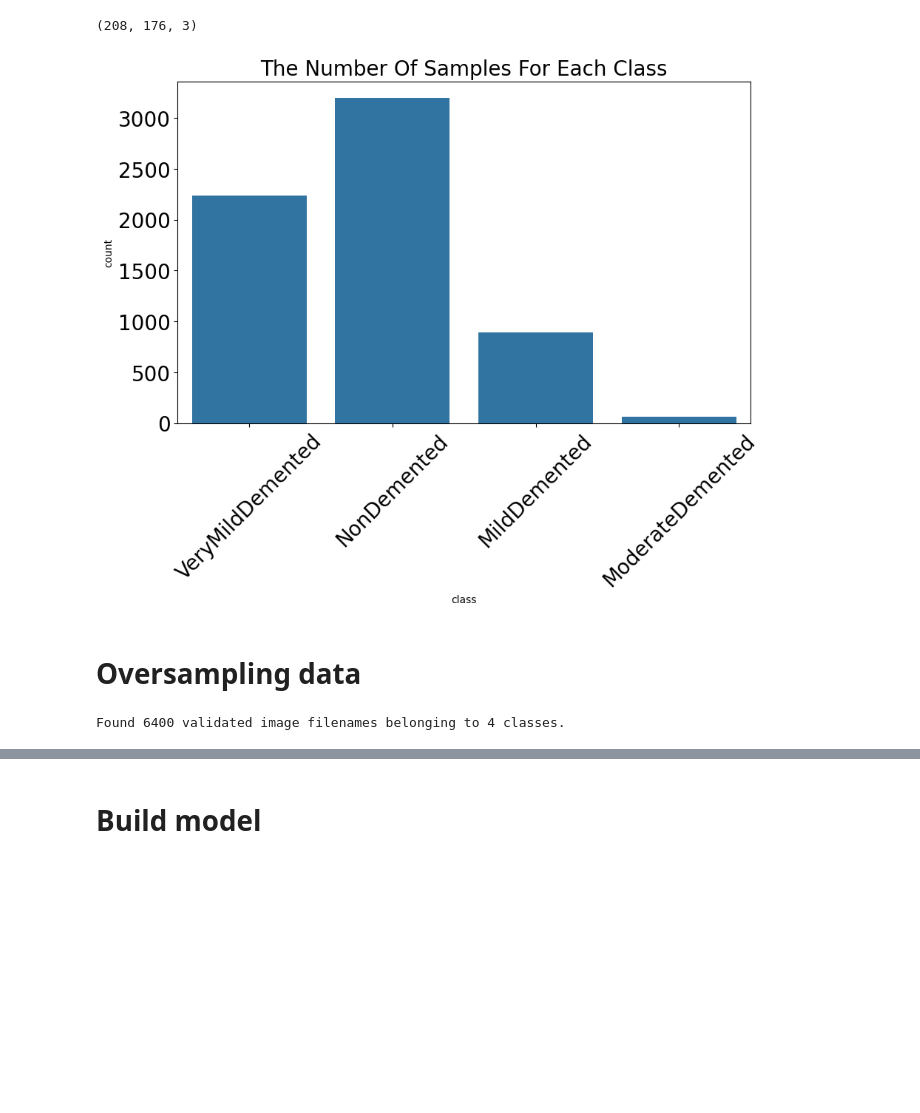
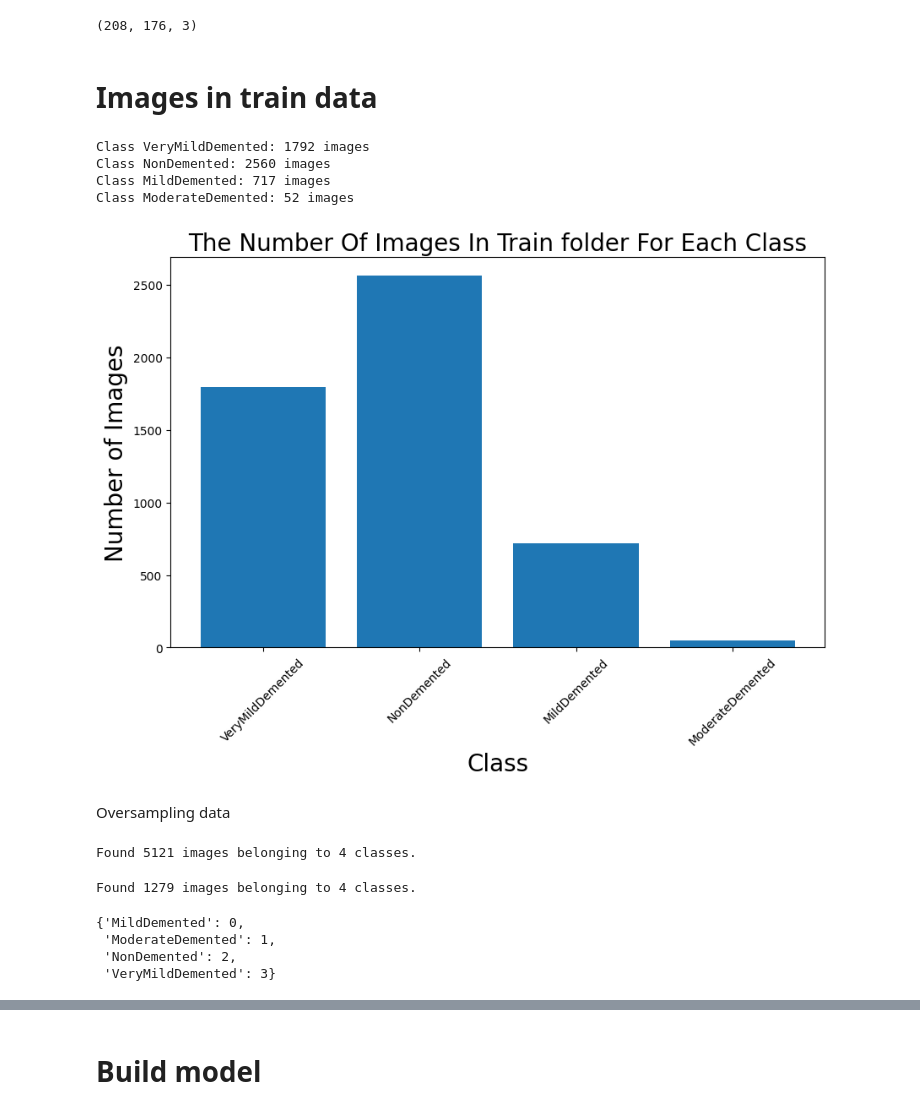
Before and after one commit to Amal-Alalami/Projects-CV, a Jupyter notebook: copy1OfProject1.ipynb, the cells around one changed output, grey strips where cells are left out. Drawn from its saved outputs; the diff is of its cells as text; code cells hidden in the pictures; blank space fills up the shorter version.

```diff
--- a/copy1OfProject1.ipynb
+++ b/copy1OfProject1.ipynb
@@ -80,28 +83,5 @@ img = cv2.imread(images[2003])
 img.shape
 # %% [output]
 (208, 176, 3)
-# %%
-# prompt: Using dataframe df: bar plot  with title : The Number Of Samples For Each Class,   x axis is labels, y axis is count , font size for all is 20 , xticks (rotation=45)
-
-plt.figure(figsize=(10, 6))
-sns.countplot(x='class', data=df)
-
-plt.title('The Number Of Samples For Each Class', fontsize=20)
-plt.xticks(rotation=45, fontsize=20)
-plt.yticks(fontsize=20)
-plt.show()
-# %% [output]
-[figure, removed]
 # %% [markdown]
-# **Oversampling data**
+# Images in train data
-# %%
-image_generator = ImageDataGenerator(rescale = 1/255)
-Size=(180,180)
-train_image_generator = image_generator.flow_from_dataframe(df ,x_col='image', y_col='class',
-                                    target_size=Size, batch_size=6500,
-                                    shuffle=False)
-
-for i in range(len(train_image_generator)):
-    train_image, train_labels = train_image_generator[i]
-# %% [output]
-Found 6400 validated image filenames belonging to 4 classes.
@@ -114,0 +88,29 @@ oversampled_train_image.reshape((-1, 180, 180, 3))
+# %%
+train_folder = '/content/Alzheimer_s Dataset/train'
+class_names_train_folder = os.listdir(train_folder)
+class_count = []
+
+for class_name in class_names_train_folder:
+  num_images = len(os.listdir(os.path.join(train_folder, class_name)))
+  class_count.append(num_images)
+  print(f"Class {class_name}: {num_images} images")
+# %% [output]
+Class VeryMildDemented: 1792 images
+Class NonDemented: 2560 images
+Class MildDemented: 717 images
+Class ModerateDemented: 52 images
+# %%
+
+plt.figure(figsize=(10, 6))
+plt.bar(class_names_train_folder, class_count)
+
+plt.title('The Number Of Images In Train folder For Each Class', fontsize=20)
+plt.xlabel("Class", fontsize = 20)
+plt.ylabel("Number of Images", fontsize=20)
+plt.xticks(rotation=45)
+
+plt.show()
+# %% [output]
+[figure, added]
+# %% [markdown]
+Oversampling data
@@ -114,0 +127,23 @@ oversampled_train_image.reshape((-1, 180, 180, 3))
+# %%
+batch_size = 30
+train_image_generator = Image_gen.flow_from_directory('Alzheimer_s Dataset/train',
+                                                            target_size=inputSize[:2],
+                                                            batch_size= batch_size,
+                                                            class_mode='categorical')
+# %% [output]
+Found 5121 images belonging to 4 classes.
+# %%
+batch_size = 30
+test_image_generator = Image_gen.flow_from_directory('Alzheimer_s Dataset/test',
+                                                            target_size=inputSize[:2],
+                                                            batch_size= batch_size,
+                                                            class_mode='categorical')
+# %% [output]
+Found 1279 images belonging to 4 classes.
+# %%
+train_image_generator.class_indices
+# %% [output]
+{'MildDemented': 0,
+ 'ModerateDemented': 1,
+ 'NonDemented': 2,
+ 'VeryMildDemented': 3}
```
Also changed, not shown: parts of 8 cells of this notebook.
